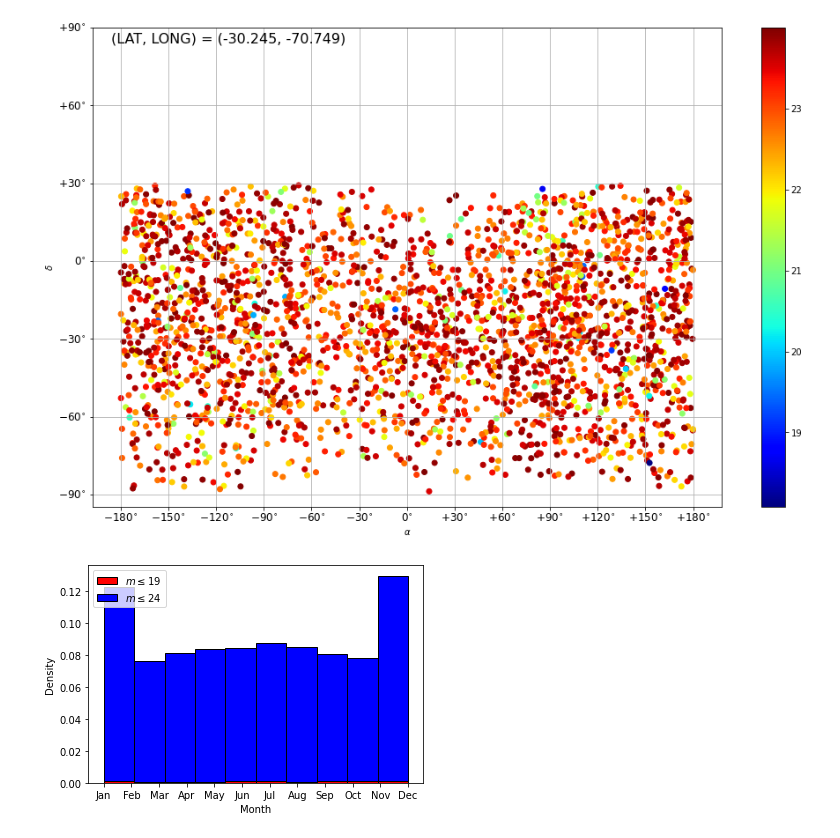
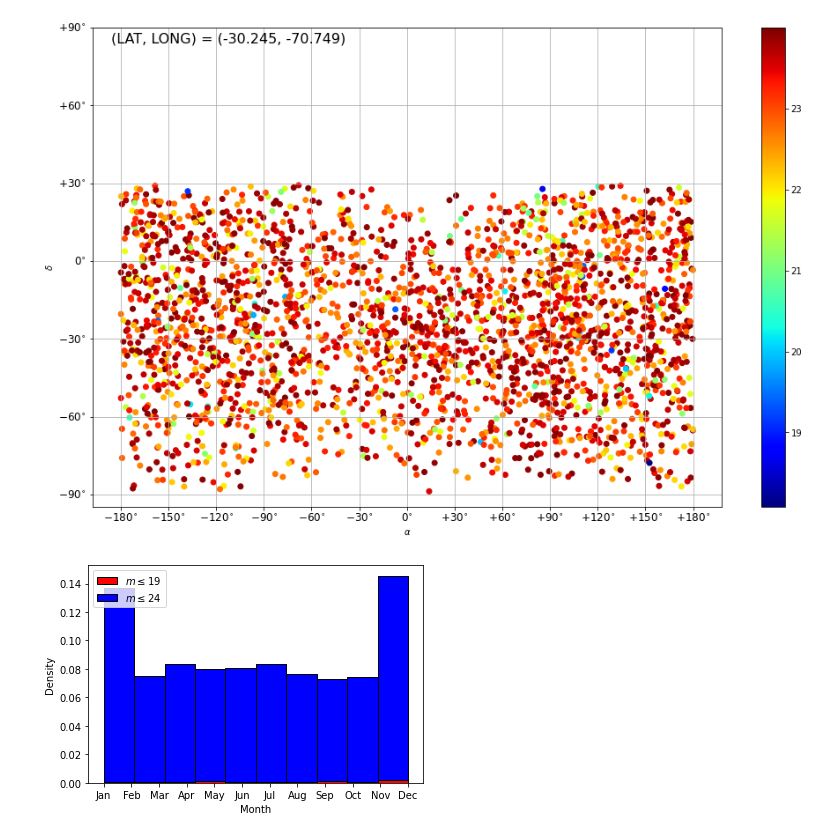
Before and after one commit to djhoover717/ISOAnalysis, a Jupyter notebook: iso_analysis_v4.ipynb, the cells around one changed output. Drawn from its saved outputs; the diff is of its cells as text; code cells hidden in the pictures.

```diff
--- a/iso_analysis_v4.ipynb
+++ b/iso_analysis_v4.ipynb
@@ -223,23 +238,23 @@ plt.show()
 # %% [output]
 [figure]
 # %%
-min_mag_month = np.zeros(NDETECT)
+det_month = np.zeros(NDETECT)
 for i in range(NDETECT):
-    min_mag_month[i] = orbits['datetime'][i][orbits['mag'][i] == \
-                                    min_mag[i]].flatten()[1]
+    det_month[i] = orbits['datetime'][i][orbits['mag'][i] == \
+                    orbits['mag'][i][det_ind]][0][1]
 
 c = ['red', 'blue']
-plt.hist([min_mag_month[min_mag <= 19.], min_mag_month[min_mag <= 24.]], \
+plt.hist([det_month[min_mag <= 19.], det_month[min_mag <= 24.]], \
          stacked=True, color=c, edgecolor='k', density=True, \
         label=[r'$m\leq 19$', r'$m\leq 24$'])
 
 plt.xticks(np.arange(1, 13), ['Jan', 'Feb', 'Mar', 'Apr', \
                              'May', 'Jun', 'Jul', 'Aug', 'Sep', \
                               'Oct', 'Nov', 'Dec'])
 plt.xlabel('Month')
 plt.ylabel('Density')
 plt.legend(loc='upper left')
 plt.savefig('figures/month_detect.pdf', bbox_inches='tight', dpi=250)
 plt.show()
 # %% [output]
-[figure, old version]
+[figure, new version]
```
Also changed, not shown: parts of 1 cell of this notebook.
